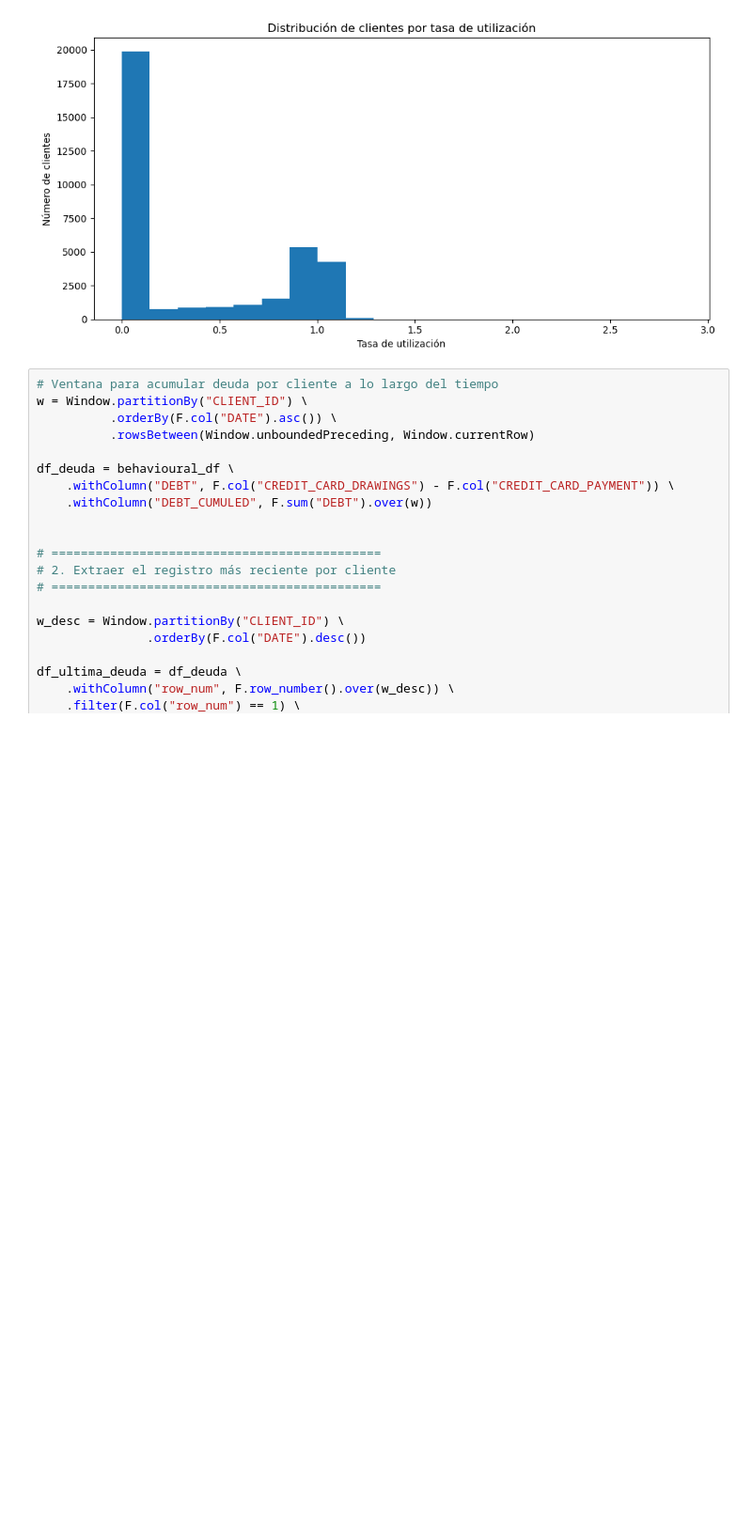
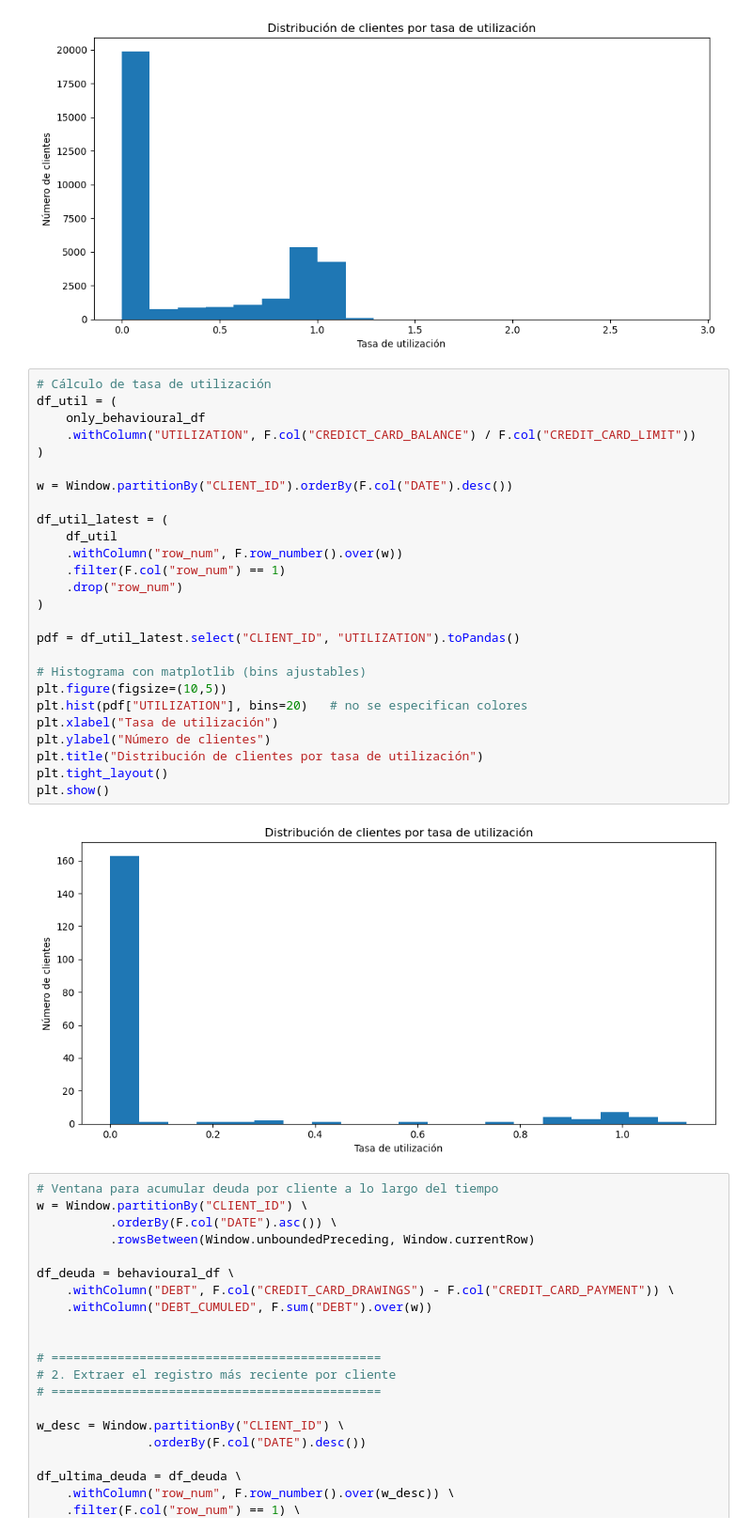
Before and after one commit to Jobo136/FinPlusAnalytics_JohnVonFumann, a Jupyter notebook: notebooks/metricas.ipynb, the cells around one changed output. Shown at 94% size. Cells and saved outputs as stored; diff of their text form; blank space fills up the shorter version.

```diff
--- a/notebooks/metricas.ipynb
+++ b/notebooks/metricas.ipynb
@@ -1160,6 +1352,34 @@ plt.tight_layout()
 plt.show()
 # %% [output]
 [figure]
+# %%
+# Cálculo de tasa de utilización
+df_util = (
+    only_behavioural_df
+    .withColumn("UTILIZATION", F.col("CREDICT_CARD_BALANCE") / F.col("CREDIT_CARD_LIMIT"))
+)
+
+w = Window.partitionBy("CLIENT_ID").orderBy(F.col("DATE").desc())
+
+df_util_latest = (
+    df_util
+    .withColumn("row_num", F.row_number().over(w))
+    .filter(F.col("row_num") == 1)
+    .drop("row_num")
+)
+
+pdf = df_util_latest.select("CLIENT_ID", "UTILIZATION").toPandas()
+
+# Histograma con matplotlib (bins ajustables)
+plt.figure(figsize=(10,5))
+plt.hist(pdf["UTILIZATION"], bins=20)   # no se especifican colores
+plt.xlabel("Tasa de utilización")
+plt.ylabel("Número de clientes")
+plt.title("Distribución de clientes por tasa de utilización")
+plt.tight_layout()
+plt.show()
+# %% [output]
+[figure, added]
 # %%
 # Ventana para acumular deuda por cliente a lo largo del tiempo
 w = Window.partitionBy("CLIENT_ID") \
```
Also changed, not shown: parts of 6 cells of this notebook.
